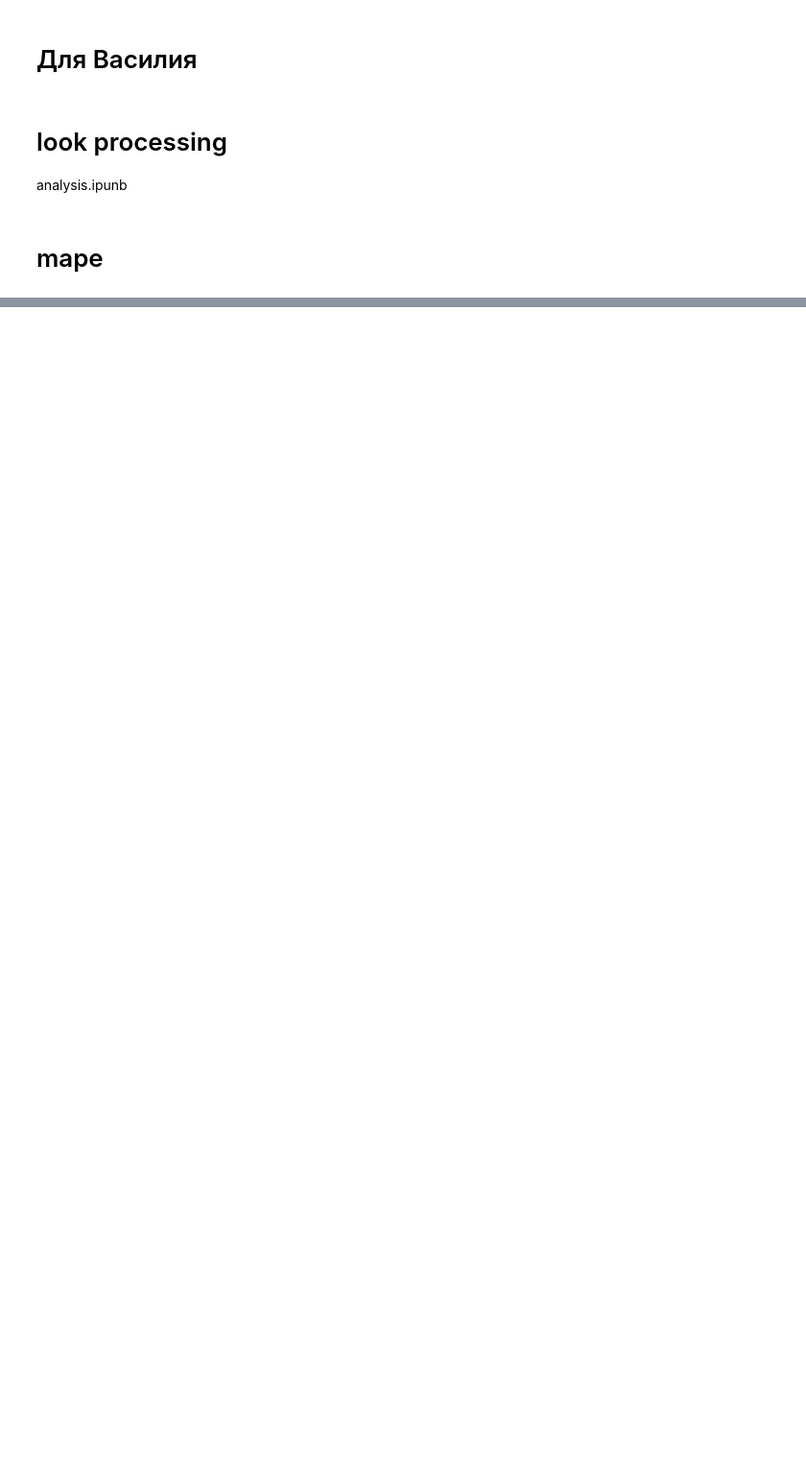
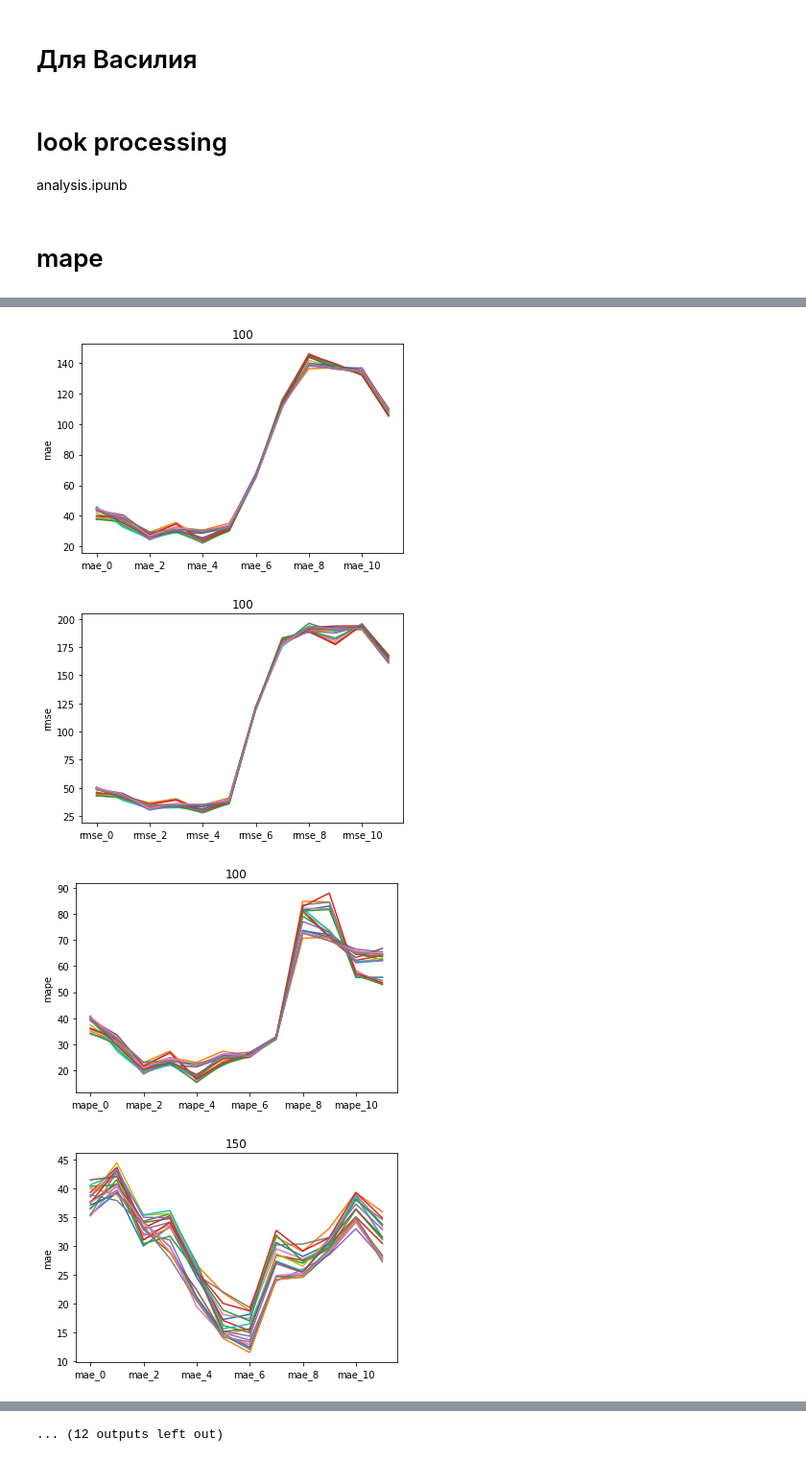
Before and after one commit to srzhn/chikchirik, a Jupyter notebook: get_staticstics.ipynb, the cells around one changed output, grey strips where cells are left out. Shown at 96% size. Cells and saved outputs as stored; diff of their text form; code cells hidden in the pictures; blank space fills up the shorter version.

```diff
--- a/get_staticstics.ipynb
+++ b/get_staticstics.ipynb
@@ -293,6 +305,7 @@ for task_id in task_ids_cb:
     true = []
     for month in range(months):
         df = data[month]['X_test_with_predict'][['cut_date', 'model_predict']].rename({'model_predict': "predict_{}".format(month)}, axis=1)
+        df["predict_{}".format(month)] = np.expm1(df["predict_{}".format(month)])
         preds.append(df)
 
         df = data[month]['X_test_with_predict'][['cut_date', f'predict_{month}']].rename({f'predict_{month}': "true_{}".format(month)}, axis=1)
@@ -577,0 +602,3 @@ res_df = make_res_df(res)
+# %%
+task_ids_cb = Task.query_tasks(project_name='zra/0507', task_filter={'parent': "9950fc7379eb4cd29d95701c713d3444"}) # cb
+task_ids_rf = Task.query_tasks(task_filter={'parent': "b5f9c93309b04ebc98497080d4584b0b"})
@@ -577,0 +695,28 @@ res_df = make_res_df(res)
+# %%
+cb_data = []
+for params, data in all_data_cb:
+    mae = []
+    rmse = []
+    mapes = []
+    d = {}
+    d['bu'] = params['dataset_params']['business_unit']
+    d['analog'] = params['dataset_params']['analog_group']
+    d['log_target'] = params['dataset_params']['log_target']
+    d['scaling'] = params['dataset_params']['scaling']
+    d['target_column_name_formatter'] = params['dataset_params']['target_column_name_formatter']
+    d['window_size'] = params['dataset_params']['window_size']
+    d['use_kfold'] = params['model_type_params']['use_kfold']
+    d['model_type'] = params['model_type_params']['model_type']
+    d['model_kwargs_params'] = params['model_kwargs_params']
+    d['max_depth'] = d['model_kwargs_params']['max_depth']
+    d['n_estimators'] = d['model_kwargs_params']['n_estimators']
+    for month_data in data:
+        mae.append(mean_absolute_error(month_data['model_true'], month_data['model_predict']))
+        rmse.append(mean_squared_error(month_data['model_true'], month_data['model_predict'], squared=False))
+        mapes.append(mape(month_data['model_true'], month_data['model_predict']))
+    d.update({f"mae_{i}": mae[i] for i in range(12)})
+    d.update({f"rmse_{i}": rmse[i] for i in range(12)})
+    d.update({f"mape_{i}": mapes[i] for i in range(12)})
+    cb_data.append(d)
+
+cb_data = pd.DataFrame(cb_data)
@@ -577,0 +767,16 @@ res_df = make_res_df(res)
+# %%
+def plot_metrics(res_df, groupby='analog'):
+    mae_cols = [f'mae_{i}' for i in range(12)]
+    rmse_cols = [f'rmse_{i}' for i in range(12)]
+    mape_cols = [f'mape_{i}' for i in range(12)]
+    for key, group in res_df.groupby(groupby):
+        group[mae_cols].T.plot(legend=False, title=key, ylabel='mae')
+        group[rmse_cols].T.plot(legend=False, title=key, ylabel='rmse')
+        group[mape_cols].T.plot(legend=False, title=key, ylabel='mape')
+# %%
+plot_metrics(cb_data)
+# %% [output]
+[figure, added]
+[figure, added]
+[figure, added]
+[figure, added]
@@ -577,0 +791 @@ res_df = make_res_df(res)
+... (12 outputs left out)
```
Also changed, not shown: parts of 26 cells of this notebook.
